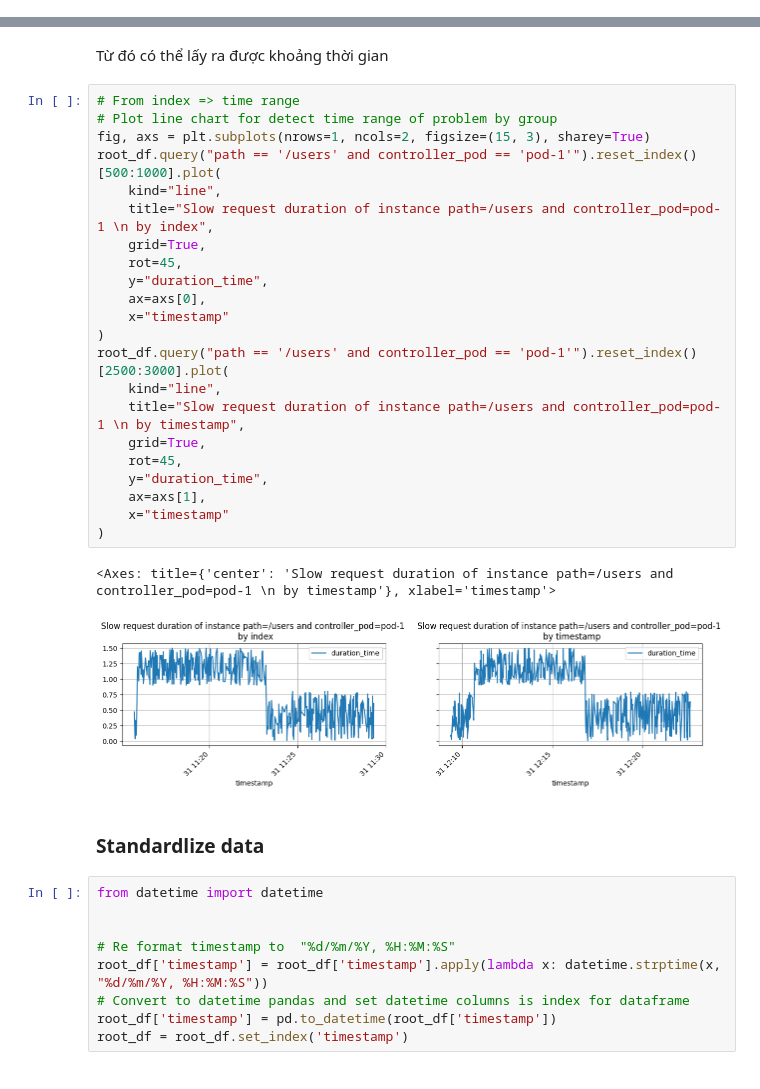
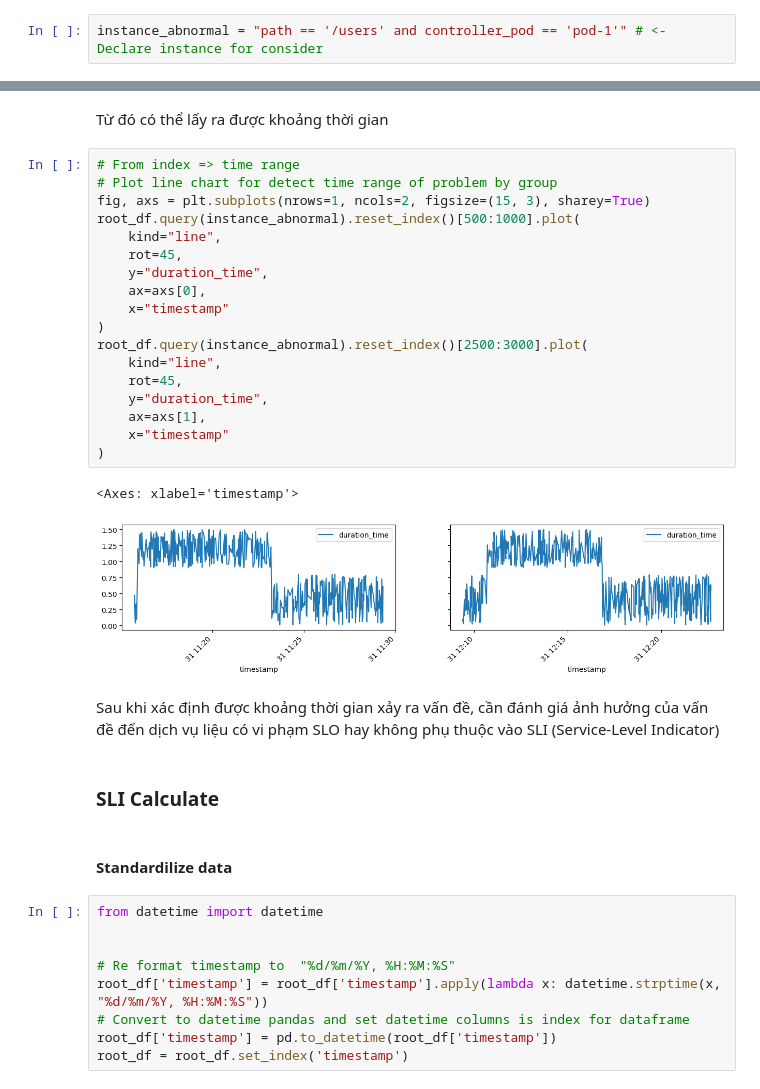
Before and after one commit to vuvietnguyenit/data_analystic, a Jupyter notebook: notebooks/calculate_latency_duration_time.ipynb, the cells around one changed output, grey strips where cells are left out. Drawn from its saved outputs; the diff is of its cells as text.

Commit message:
detect high latency in time range + charting + docs

```diff
--- a/notebooks/calculate_latency_duration_time.ipynb
+++ b/notebooks/calculate_latency_duration_time.ipynb
@@ -79,4 +70,6 @@ for (name, df), ax in zip(grouped, axs.flat):
 [figure]
 # %% [markdown]
 Từ các mẫu thống kê được cho thấy độ phủ thời gian xử lý của tất cả các mẫu rơi vào ngưỡng <= 0.8 seconds. Tuy nhiên riêng mẫu thứ 3 từ trái sang xuất hiện khá nhiều những request có duration_time trong khoảng từ [1.0 seconds -> 1.5 seconds]. Những request có duration_time này được coi là những request chậm. Vì vậy có thể xác định nguyên nhân chậm của toàn bộ service do mẫu thứ 3 này (instance: path=/users, controller_pod=pod-1)
+# %%
+instance_abnormal = "path == '/users' and controller_pod == 'pod-1'" # <- Declare instance for consider
 # %% [markdown]
@@ -100,30 +93,30 @@ Từ đó có thể lấy ra được khoảng thời gian
 # %%
 # From index => time range
 # Plot line chart for detect time range of problem by group
 fig, axs = plt.subplots(nrows=1, ncols=2, figsize=(15, 3), sharey=True)
-root_df.query("path == '/users' and controller_pod == 'pod-1'").reset_index()[500:1000].plot(
+root_df.query(instance_abnormal).reset_index()[500:1000].plot(
     kind="line",
-    title="Slow request duration of instance path=/users and controller_pod=pod-1 \n by index",
-    grid=True,
     rot=45,
     y="duration_time",
     ax=axs[0],
     x="timestamp"
 )
-root_df.query("path == '/users' and controller_pod == 'pod-1'").reset_index()[2500:3000].plot(
+root_df.query(instance_abnormal).reset_index()[2500:3000].plot(
     kind="line",
-    title="Slow request duration of instance path=/users and controller_pod=pod-1 \n by timestamp",
-    grid=True,
     rot=45,
     y="duration_time",
     ax=axs[1],
     x="timestamp"
 )
 # %% [output]
-<Axes: title={'center': 'Slow request duration of instance path=/users and controller_pod=pod-1 \n by timestamp'}, xlabel='timestamp'>
+<Axes: xlabel='timestamp'>
-[figure, old version]
+[figure, new version]
+# %% [markdown]
+Sau khi xác định được khoảng thời gian xảy ra vấn đề, cần đánh giá ảnh hưởng của vấn đề đến dịch vụ liệu có vi phạm SLO hay không phụ thuộc vào SLI (Service-Level Indicator)
+# %% [markdown]
+### SLI Calculate
 # %% [markdown]
-### Standardlize data
+#### Standardilize data
 # %%
 from datetime import datetime
 
```
Also changed, not shown: parts of 19 cells of this notebook.
